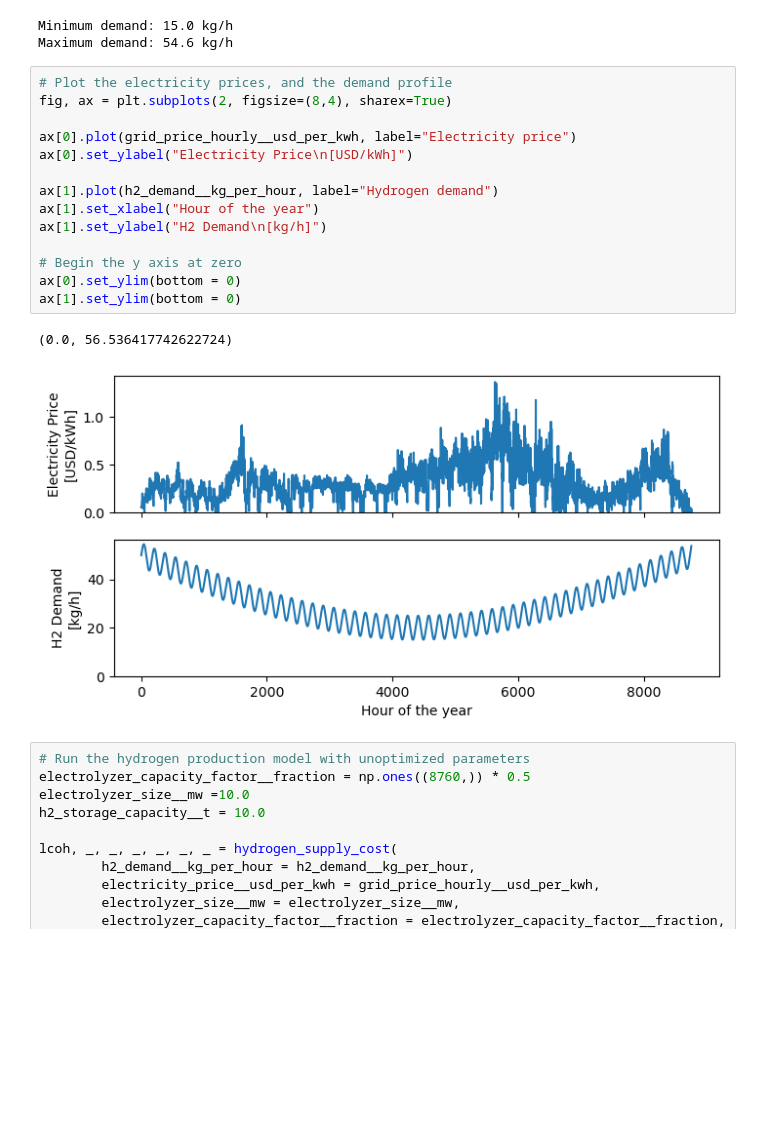
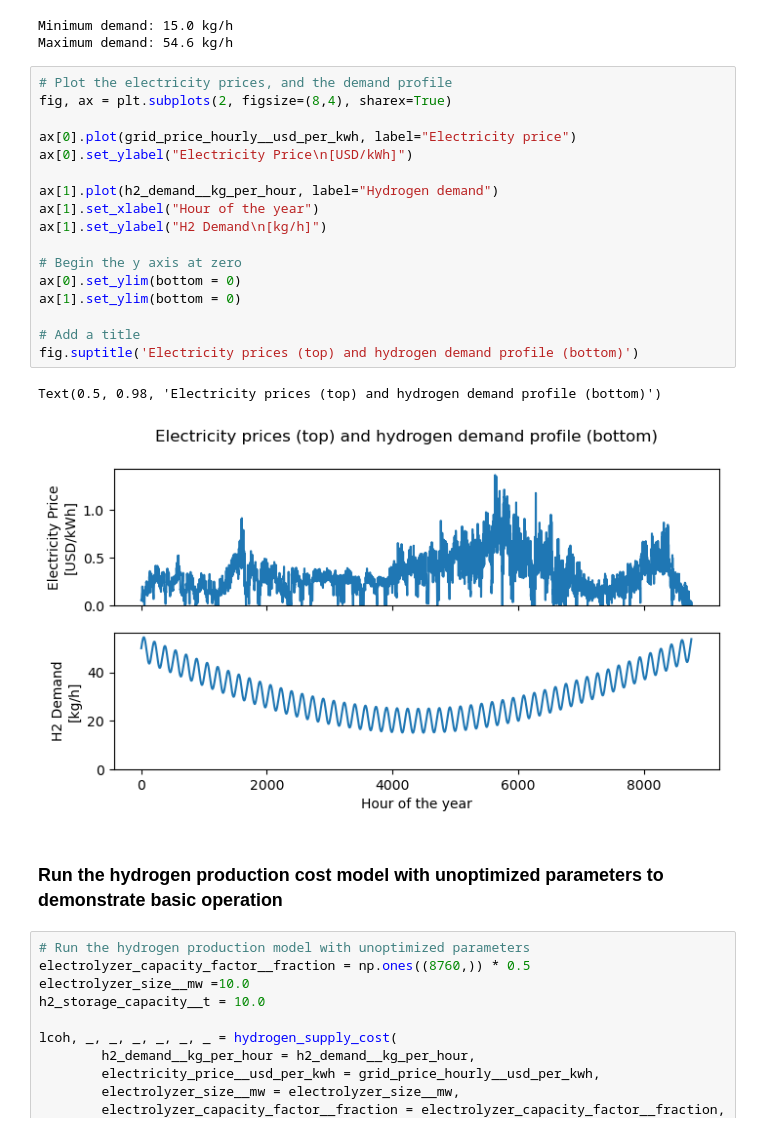
Before and after one commit to kevin-pw/opti-coding-sample, a Jupyter notebook: gradient_descent_example.ipynb, the cells around one changed output. Drawn from its saved outputs; the diff is of its cells as text; blank space fills up the shorter version.

```diff
--- a/gradient_descent_example.ipynb
+++ b/gradient_descent_example.ipynb
@@ -65,20 +78,25 @@ Maximum demand: 54.6 kg/h
 # %%
 # Plot the electricity prices, and the demand profile
 fig, ax = plt.subplots(2, figsize=(8,4), sharex=True)
 
 ax[0].plot(grid_price_hourly__usd_per_kwh, label="Electricity price")
 ax[0].set_ylabel("Electricity Price\n[USD/kWh]")
 
 ax[1].plot(h2_demand__kg_per_hour, label="Hydrogen demand")
 ax[1].set_xlabel("Hour of the year")
 ax[1].set_ylabel("H2 Demand\n[kg/h]")
 
 # Begin the y axis at zero
 ax[0].set_ylim(bottom = 0)
 ax[1].set_ylim(bottom = 0)
+
+# Add a title
+fig.suptitle('Electricity prices (top) and hydrogen demand profile (bottom)')
 # %% [output]
-(0.0, 56.536417742622724)
+Text(0.5, 0.98, 'Electricity prices (top) and hydrogen demand profile (bottom)')
-[figure, old version]
+[figure, new version]
+# %% [markdown]
+### Run the hydrogen production cost model with unoptimized parameters to demonstrate basic operation
 # %%
 # Run the hydrogen production model with unoptimized parameters
 electrolyzer_capacity_factor__fraction = np.ones((8760,)) * 0.5
```
Also changed, not shown: parts of 15 cells of this notebook, 2 other files.
